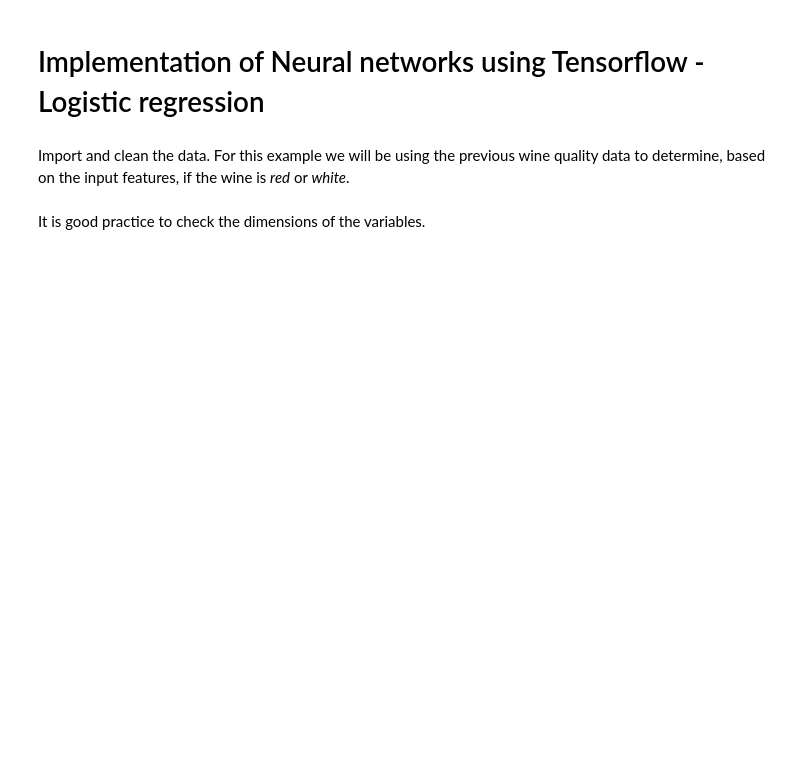
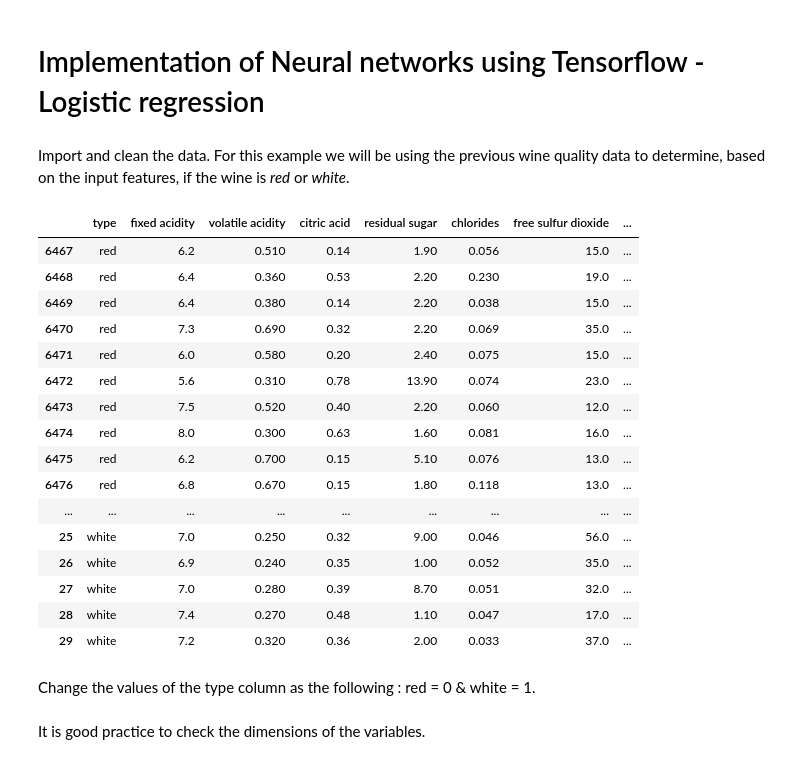
Before and after one commit to ikram-md/machine_learning_algorithms, a Jupyter notebook: neural_networks_tensorflow.ipynb, the cells around one changed output. Drawn from its saved outputs; the diff is of its cells as text; code cells hidden in the pictures; blank space fills up the shorter version.

```diff
--- a/neural_networks_tensorflow.ipynb
+++ b/neural_networks_tensorflow.ipynb
@@ -11,6 +12,29 @@ from tensorflow.keras.activations import sigmoid
 # %% [markdown]
 Import and clean the data. For this example we will be using the previous wine quality data to determine, based on the input features, if the wine is *red* or *white*.
 # %%
-white_wine_data = pd.read_csv('../supervised_learning/data/winequality.csv').head(30) #loading white wine data
-red_wine_data = pd.read_csv('../supervised_learning/data/winequality.csv').tail(30) # loading red wine data
+white_wine_data = pd.read_csv('data/winequality.csv').head(30) #loading white wine data
+red_wine_data = pd.read_csv('data/winequality.csv').tail(30) # loading red wine data
 data = pd.concat([red_wine_data, white_wine_data]) # merging the two sets for a balanced training set.
+data.loc[data['fixed acidity'].isnull() == True, 'fixed acidity'] = 0.0
+# %%
+data
+# %% [output]
+|  | type | fixed acidity | volatile acidity | citric acid | residual sugar | chlorides | free sulfur dioxide | ... |
+| 6467 | red | 6.2 | 0.510 | 0.14 | 1.90 | 0.056 | 15.0 | ... |
+| 6468 | red | 6.4 | 0.360 | 0.53 | 2.20 | 0.230 | 19.0 | ... |
+| 6469 | red | 6.4 | 0.380 | 0.14 | 2.20 | 0.038 | 15.0 | ... |
+| 6470 | red | 7.3 | 0.690 | 0.32 | 2.20 | 0.069 | 35.0 | ... |
+| 6471 | red | 6.0 | 0.580 | 0.20 | 2.40 | 0.075 | 15.0 | ... |
+| 6472 | red | 5.6 | 0.310 | 0.78 | 13.90 | 0.074 | 23.0 | ... |
+| 6473 | red | 7.5 | 0.520 | 0.40 | 2.20 | 0.060 | 12.0 | ... |
+| 6474 | red | 8.0 | 0.300 | 0.63 | 1.60 | 0.081 | 16.0 | ... |
+| 6475 | red | 6.2 | 0.700 | 0.15 | 5.10 | 0.076 | 13.0 | ... |
+| 6476 | red | 6.8 | 0.670 | 0.15 | 1.80 | 0.118 | 13.0 | ... |
+| ... | ... | ... | ... | ... | ... | ... | ... | ... |
+| 25 | white | 7.0 | 0.250 | 0.32 | 9.00 | 0.046 | 56.0 | ... |
+| 26 | white | 6.9 | 0.240 | 0.35 | 1.00 | 0.052 | 35.0 | ... |
+| 27 | white | 7.0 | 0.280 | 0.39 | 8.70 | 0.051 | 32.0 | ... |
+| 28 | white | 7.4 | 0.270 | 0.48 | 1.10 | 0.047 | 17.0 | ... |
+| 29 | white | 7.2 | 0.320 | 0.36 | 2.00 | 0.033 | 37.0 | ... |
+# %% [markdown]
+Change the values of the type column as the following : red = 0 & white = 1.
```
Also changed, not shown: parts of 9 cells of this notebook.
